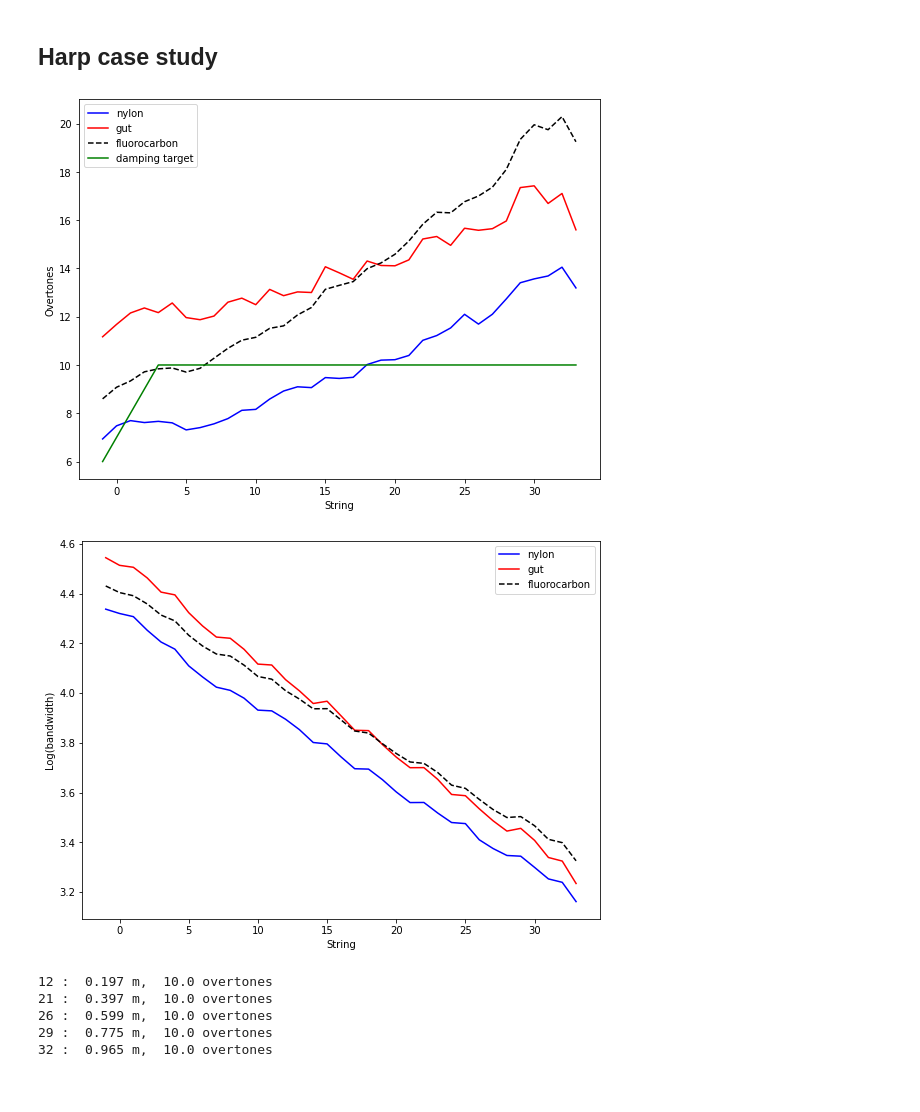
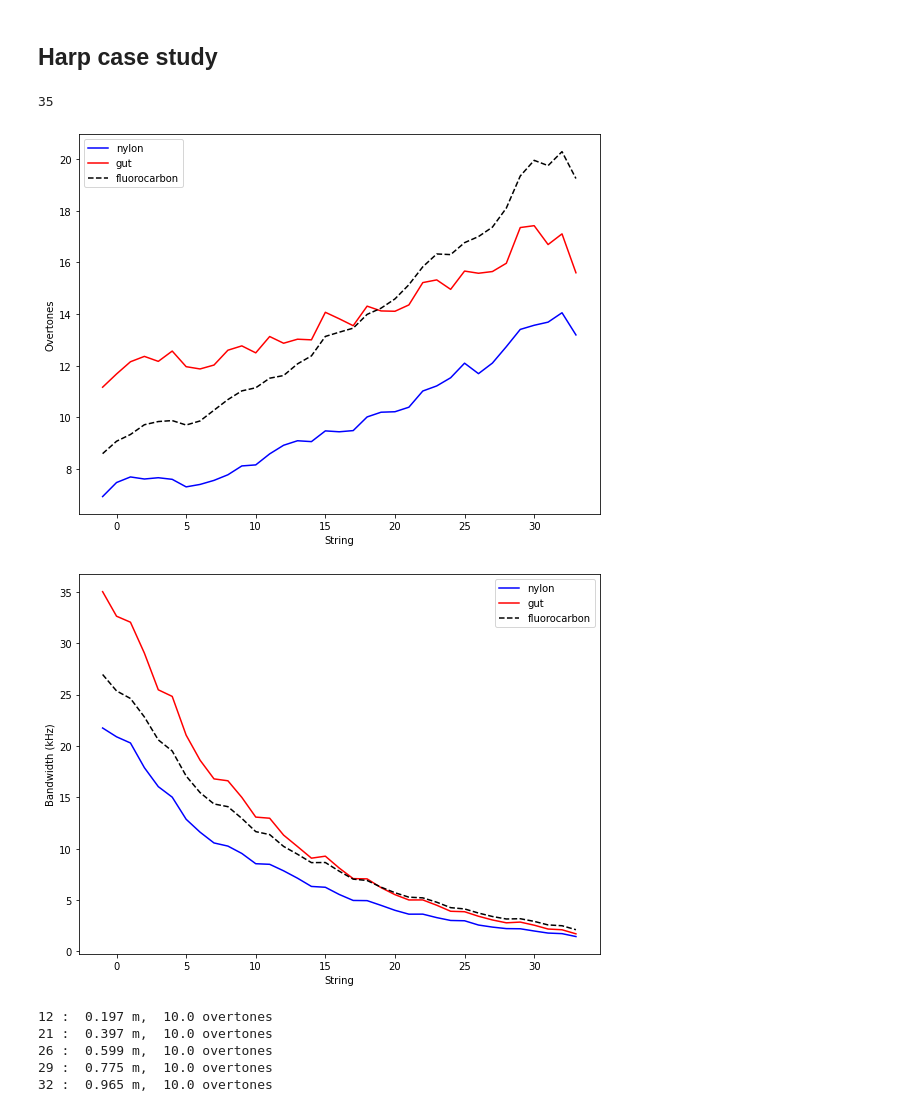
Before and after one commit to lynchaird/string-selection-charts, a Jupyter notebook: string selection charts for case studies.ipynb, the cells around one changed output. Saved outputs shown, nothing was run; the diff lists cells and outputs as text; code cells hidden in the pictures.

Commit message:
Add files via upload
New version using CSV data file instead of XLS file

```diff
--- a/string selection charts for case studies.ipynb
+++ b/string selection charts for case studies.ipynb
@@ -174,16 +173,20 @@ def add_harp_strings(ax, alpha_arr, dia_arr):
 show_all_damping = True #False
 
 # Read in harp string data
-# connect to data source
-file_location = "./harp string gauges.xls"
-workbook1 = xlrd.open_workbook(file_location)
-data_sheet = workbook1.sheet_by_index(0)
-str_freq =   np.asarray([data_sheet.cell_value(i, 2) for i in range(4,39)])  # values in Hz
-str_length = np.asarray([data_sheet.cell_value(i, 3)/1000.0 for i in range(4,39)])  # values in mm, converted to m
-gut_dia =    np.asarray([data_sheet.cell_value(i, 4) for i in range(4,39)])  # values in mm
-nylon_dia =  np.asarray([data_sheet.cell_value(i, 5) for i in range(4,39)])  # values in mm
+filename = "./harp string gauges.csv"
+with open(filename, "r") as data_file:
+    data = data_file.readlines()
+data_array = []
+for line in data[4:]:  # skip header rows
+    data_array.append(line.split(','))
+d_count = len(data_array)
+print(d_count)
+str_freq =   np.array([data_array[i][2] for i in range(d_count)], dtype=float)         # values in Hz
+str_length = np.array([data_array[i][3] for i in range(d_count)], dtype=float) / 1000  # values in mm, converted to m
+gut_dia =    np.array([data_array[i][4] for i in range(d_count)], dtype=float)         # values in mm
+nylon_dia =  np.array([data_array[i][5] for i in range(d_count)], dtype=float)         # values in degrees
+
 str_alpha = str_freq * str_length
-
 carbon_dia = 0.86 * gut_dia
 
 # material properties
@@ -200,22 +203,24 @@ rho_c = 1800.0  # density, kg/m^3
 E0_c = 3.2e9    # E' fixed part (Pa)
 E1_c = 41       # E' stress part (for stress in Pa)
 
-
 # overtones study
+show_target = False#True  # show target number of overtones
+#
 overtones_n = calc_overtones(str_freq, str_length, nylon_dia, rho_n, E0_n, E1_n)
 overtones_g = calc_overtones(str_freq, str_length, gut_dia, rho_g, E0_g, E1_g)
 overtones_c = calc_overtones(str_freq, str_length, carbon_dia, rho_c, E0_c, E1_c)
-
+#
 target_1 = default_overtones * np.ones_like(str_length)
 target_n = np.round(np.minimum(target_1, 20000/str_freq))
-
+#
 x_range = np.arange(-1, 34, 1)
 plt.figure(figsize=(8,6))
+if(show_target):
+    plt.plot(x_range, target_n, 'g:', label='damping target')
+    #plt.plot(x_range, target_1, 'g-', label='damping target')
 plt.plot(x_range, overtones_n, 'b-', label='nylon')
 plt.plot(x_range, overtones_g, 'r-', label='gut')
 plt.plot(x_range, overtones_c, 'k--', label='fluorocarbon')
-#plt.plot(x_range, target_1, 'g-', label='damping target')
-plt.plot(x_range, target_n, 'g-', label='damping target')
 plt.xlabel('String')
 plt.ylabel('Overtones')
 plt.legend()
@@ -223,13 +228,13 @@ plt.tight_layout()
 #plt.savefig('./overtones_harp.png', format='png', dpi=1000)
 plt.show()
 
-
 # bandwidth study
+use_logs = False  # for y-axis (bandwidth)
+#
 bandwidth_n = overtones_n * str_freq
 bandwidth_g = overtones_g * str_freq
 bandwidth_c = overtones_c * str_freq
-
-use_logs = True#False
+#
 x_range = np.arange(-1, 34, 1)
 plt.figure(figsize=(8,6))
 if use_logs:
@@ -239,11 +244,11 @@ if use_logs:
     plt.xlabel('String')
     plt.ylabel('Log(bandwidth)')
 else:
-    plt.plot(x_range, bandwidth_n, 'b-', label='nylon')
-    plt.plot(x_range, bandwidth_g, 'r-', label='gut')
-    plt.plot(x_range, bandwidth_c, 'k--', label='fluorocarbon')
+    plt.plot(x_range, bandwidth_n/1000, 'b-', label='nylon')
+    plt.plot(x_range, bandwidth_g/1000, 'r-', label='gut')
+    plt.plot(x_range, bandwidth_c/1000, 'k--', label='fluorocarbon')
     plt.xlabel('String')
-    plt.ylabel('Bandwidth')
+    plt.ylabel('Bandwidth (kHz)')
 plt.legend()
 plt.tight_layout()
 #plt.savefig('./bandwidth_harp.png', format='png', dpi=1000)
@@ -271,8 +276,8 @@ if show_all_damping:
 add_harp_strings(ax1, str_alpha, nylon_dia)
 # add title and finish
 ax1.set_title('Nylon String Selection Chart for Harp Case')
-#plt.savefig('./nylon_string_selection_chart_harp.eps', format='eps', dpi=1000)
-#plt.savefig('./nylon_string_selection_chart_harp.png', format='png', dpi=1000)
+#plt.savefig('./nylon_string_selection_chart_harp_2.eps', format='eps', dpi=1000)
+#plt.savefig('./nylon_string_selection_chart_harp_2.png', format='png', dpi=1000)
 plt.show()
 
 # Gut chart
@@ -287,44 +292,45 @@ add_damping_limit(ax1, 0.4, rho_g, E0_g, E1_g, target_n[21], 'blue', '--')
 add_damping_limit(ax1, 0.6, rho_g, E0_g, E1_g, target_n[26], 'red', '--')
 add_damping_limit(ax1, 0.8, rho_g, E0_g, E1_g, target_n[29], 'blue', '--')
 add_damping_limit(ax1, 1.0, rho_g, E0_g, E1_g, target_n[32], 'red', '--')
 if show_all_damping:
     add_harp_damping_limit(ax1, str_length, str_freq, rho_g, E0_g, E1_g, target_n, 'black', ':', '_', 8, 3)
 # string points
 add_harp_strings(ax1, str_alpha, gut_dia)
 # add title and finish
 ax1.set_title('Gut String Selection Chart for Harp Case')
-#plt.savefig('./gut_string_selection_chart_harp.eps', format='eps', dpi=1000)
-#plt.savefig('./gut_string_selection_chart_harp.png', format='png', dpi=1000)
+#plt.savefig('./gut_string_selection_chart_harp_2.eps', format='eps', dpi=1000)
+#plt.savefig('./gut_string_selection_chart_harp_2.png', format='png', dpi=1000)
 plt.show()
 
 # Fluorocarbon chart
 # draw base chart
 ax1 = base_string_chart(rho_c)
 # alpha limits
 ax1.plot([187.5,187.5],[0,3],'k-',lw=1)
 # damping limits
 add_damping_limit(ax1, 0.2, rho_c, E0_c, E1_c, target_n[12], 'red', '--')
 add_damping_limit(ax1, 0.4, rho_c, E0_c, E1_c, target_n[21], 'blue', '--')
 add_damping_limit(ax1, 0.6, rho_c, E0_c, E1_c, target_n[26], 'red', '--')
 add_damping_limit(ax1, 0.8, rho_c, E0_c, E1_c, target_n[29], 'blue', '--')
 add_damping_limit(ax1, 1.0, rho_c, E0_c, E1_c, target_n[32], 'red', '--')
 if show_all_damping:
     add_harp_damping_limit(ax1, str_length, str_freq, rho_c, E0_c, E1_c, target_n, 'black', ':', '_', 8, 3)
 # string points
 add_harp_strings(ax1, str_alpha, carbon_dia)
 # add title and finish
 ax1.set_title('Fluorocarbon String Selection Chart for Harp Case')
-#plt.savefig('./carbon_string_selection_chart_harp.eps', format='eps', dpi=1000)
-#plt.savefig('./carbon_string_selection_chart_harp.png', format='png', dpi=1000)
+#plt.savefig('./carbon_string_selection_chart_harp_2.eps', format='eps', dpi=1000)
+#plt.savefig('./carbon_string_selection_chart_harp_2.png', format='png', dpi=1000)
 plt.show()
 # %% [output]
+35
-[figure, old version]
+[figure, new version]
-[figure, old version]
+[figure, new version]
-12 :  0.197 m,  10.0 overtones
-21 :  0.397 m,  10.0 overtones
-26 :  0.599 m,  10.0 overtones
-29 :  0.775 m,  10.0 overtones
-32 :  0.965 m,  10.0 overtones
+12 :  0.197 m,  10.0 overtones
+21 :  0.397 m,  10.0 overtones
+26 :  0.599 m,  10.0 overtones
+29 :  0.775 m,  10.0 overtones
+32 :  0.965 m,  10.0 overtones
 [figure]
 [figure]
 [figure]
```
Also changed, not shown: parts of 1 cell of this notebook, 1 other file.
